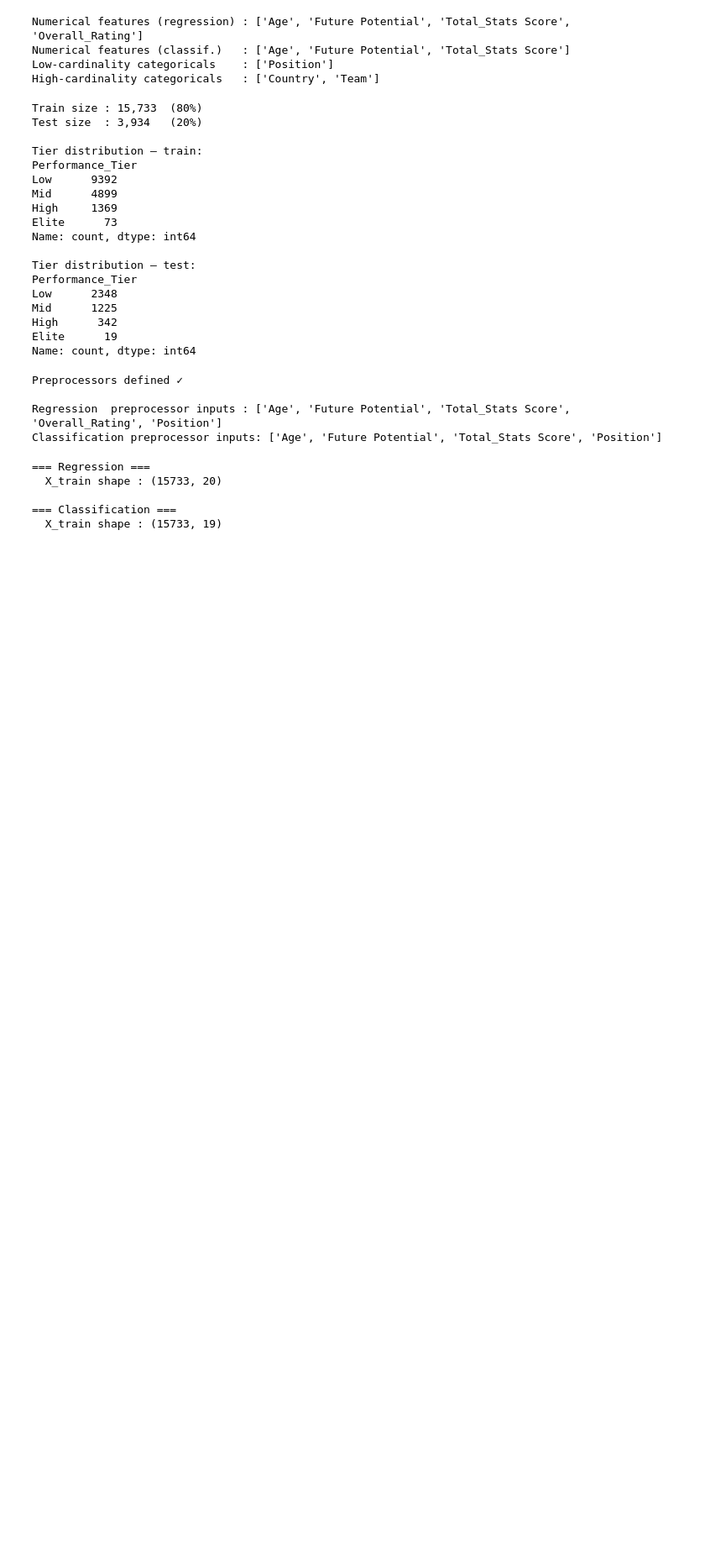
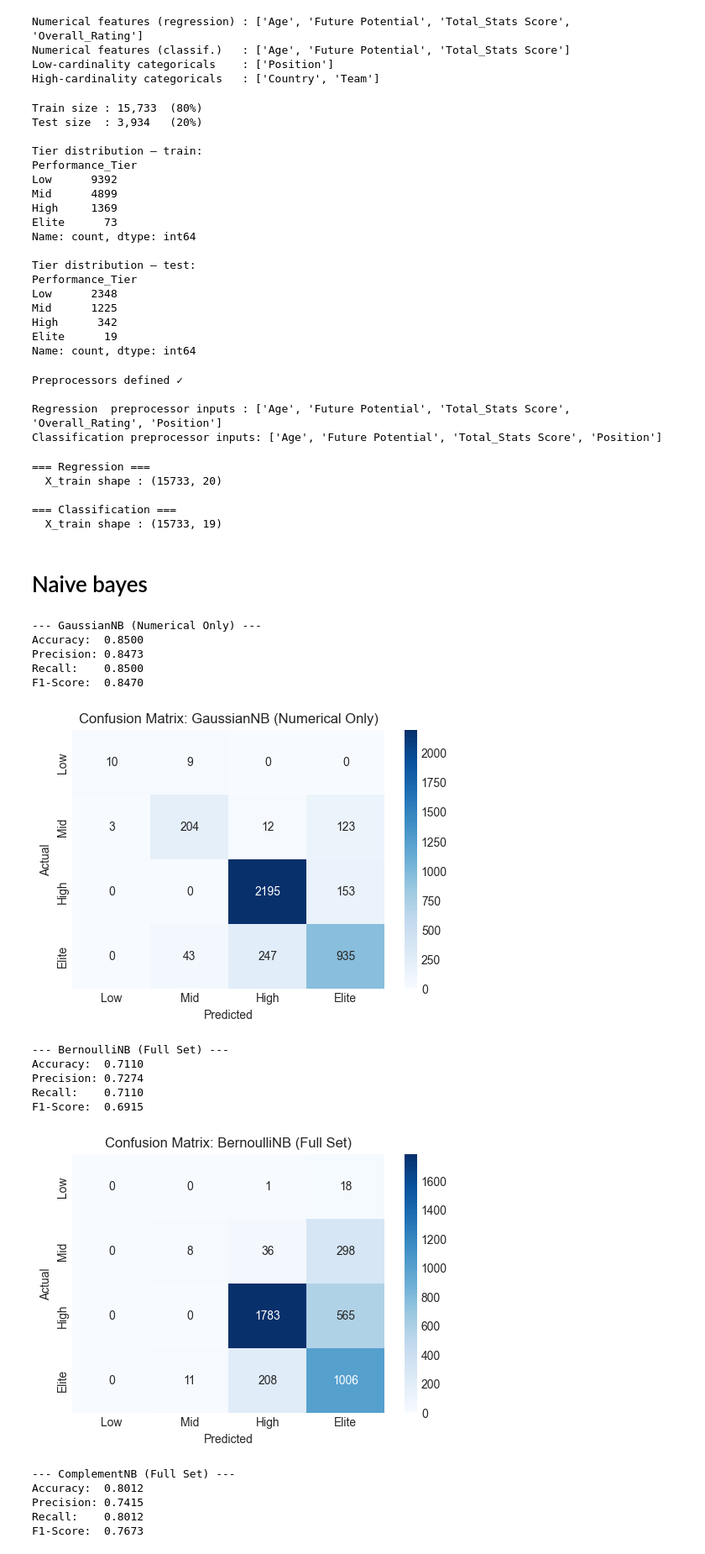
Before and after one commit to youssef28m/fifa-performance-analysis, a Jupyter notebook: main.ipynb, the cells around one changed output. Shown at 84% size. Saved outputs shown, nothing was run; the diff lists cells and outputs as text; code cells hidden in the pictures; blank space fills up the shorter version.

```diff
--- a/main.ipynb
+++ b/main.ipynb
@@ -321,3 +321,72 @@ print(f"  X_train shape : {X_train_clf.shape}")
 
 === Classification ===
   X_train shape : (15733, 19)
+# %% [markdown]
+# Naive bayes
+# %%
+from sklearn.naive_bayes import GaussianNB, BernoulliNB, ComplementNB
+from sklearn.metrics import accuracy_score, precision_score, recall_score, f1_score, confusion_matrix
+
+# 1. Initialize the models
+models = {
+    "GaussianNB (Numerical Only)": GaussianNB(),
+    "BernoulliNB (Full Set)": BernoulliNB(),
+    "ComplementNB (Full Set)": ComplementNB()
+}
+
+# According to requirements: Gaussian should only use numerical features
+# (Age, Future Potential, Total_Stats Score)
+# These are the first 3 indices in your processed array
+X_train_num_only = X_train_clf[:, :3]
+X_test_num_only = X_test_clf[:, :3]
+
+# 2. Train and Evaluate each model
+for name, model in models.items():
+    if "Gaussian" in name:
+        model.fit(X_train_num_only, y_clf_train)
+        y_pred = model.predict(X_test_num_only)
+    elif "Complement" in name:
+        # ComplementNB requires non-negative values;
+        # Since we used StandardScaler (which centers at 0), we shift to non-negative
+        X_train_shifted = X_train_clf - X_train_clf.min()
+        X_test_shifted = X_test_clf - X_train_clf.min()
+        model.fit(X_train_shifted, y_clf_train)
+        y_pred = model.predict(X_test_shifted)
+    else:
+        model.fit(X_train_clf, y_clf_train)
+        y_pred = model.predict(X_test_clf)
+
+    # Metrics
+    print(f"--- {name} ---")
+    print(f"Accuracy:  {accuracy_score(y_clf_test, y_pred):.4f}")
+    print(f"Precision: {precision_score(y_clf_test, y_pred, average='weighted'):.4f}")
+    print(f"Recall:    {recall_score(y_clf_test, y_pred, average='weighted'):.4f}")
+    print(f"F1-Score:  {f1_score(y_clf_test, y_pred, average='weighted'):.4f}\n")
+
+    # 3. Confusion Matrix Heatmap
+    plt.figure(figsize=(6, 4))
+    cm = confusion_matrix(y_clf_test, y_pred)
+    sns.heatmap(cm, annot=True, fmt='d', cmap='Blues',
+                xticklabels=tier_order, yticklabels=tier_order)
+    plt.title(f"Confusion Matrix: {name}")
+    plt.ylabel('Actual')
+    plt.xlabel('Predicted')
+    plt.show()
+# %% [output]
+--- GaussianNB (Numerical Only) ---
+Accuracy:  0.8500
+Precision: 0.8473
+Recall:    0.8500
+F1-Score:  0.8470
+[figure, added]
+--- BernoulliNB (Full Set) ---
+Accuracy:  0.7110
+Precision: 0.7274
+Recall:    0.7110
+F1-Score:  0.6915
+[figure, added]
+--- ComplementNB (Full Set) ---
+Accuracy:  0.8012
+Precision: 0.7415
+Recall:    0.8012
+F1-Score:  0.7673
```
Also changed, not shown: parts of 2 cells of this notebook, 1 other file.
